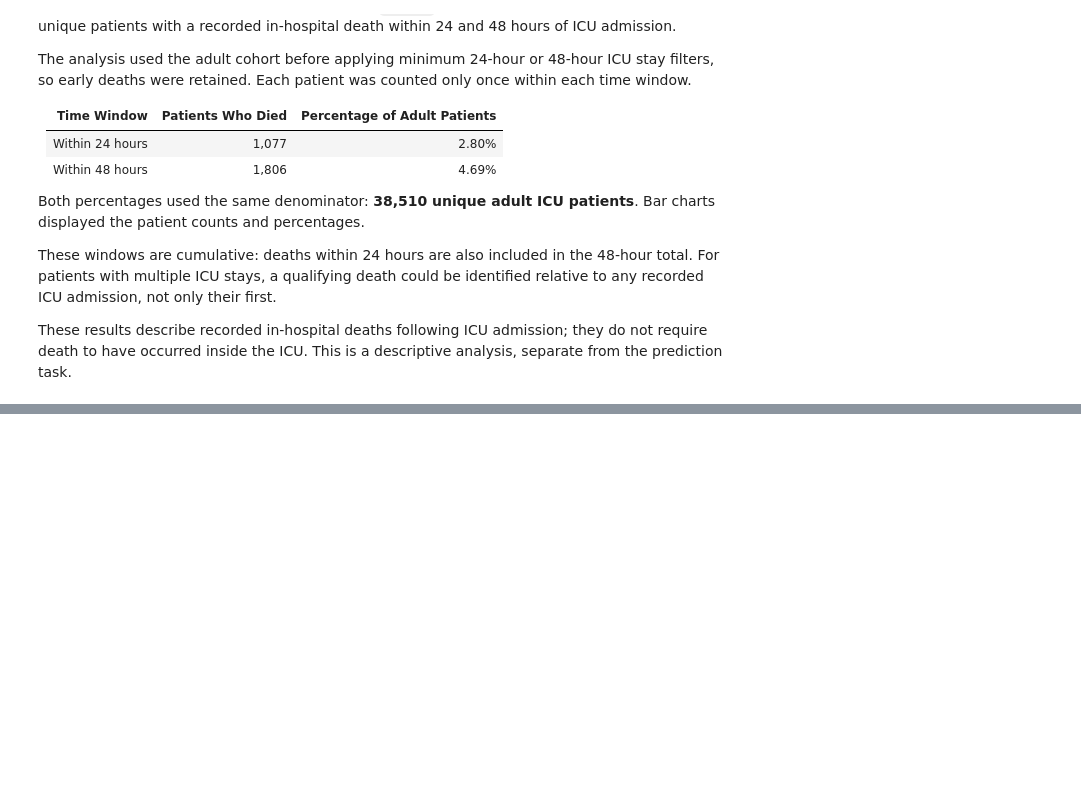
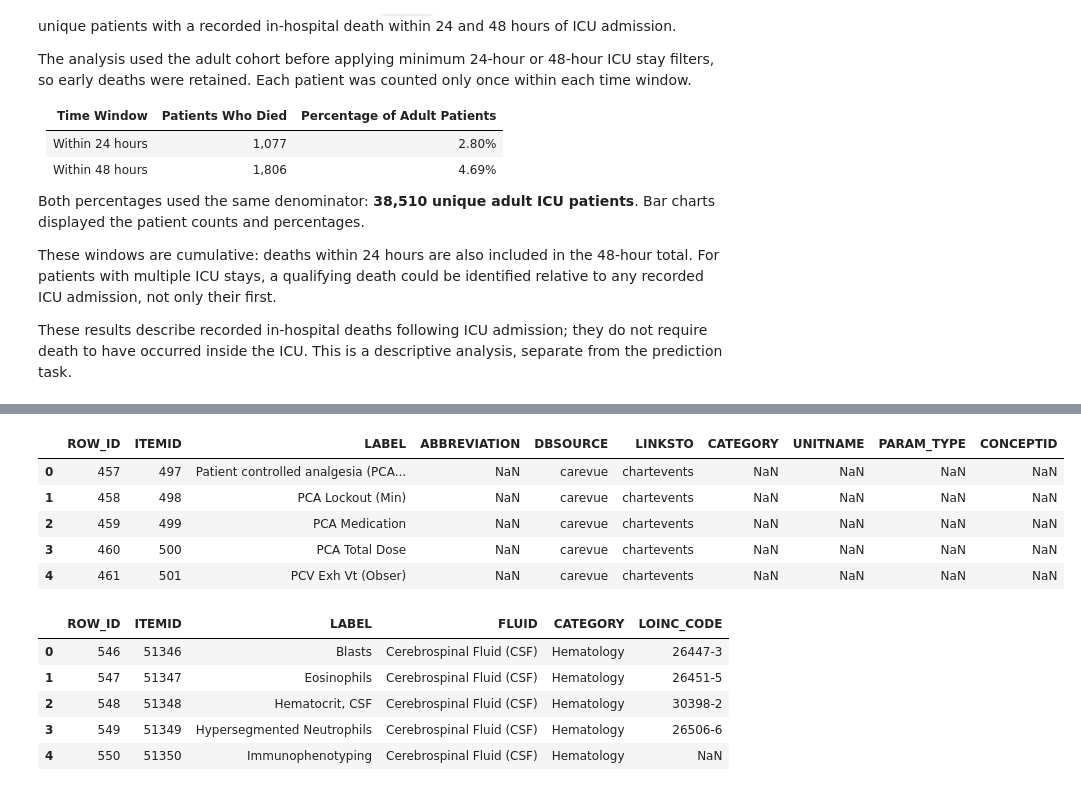
Before and after one commit to sengulozaydin/icu-risk-prediction, a Jupyter notebook: notebooks/01_data_overview.ipynb, the cells around one changed output, grey strips where cells are left out. Cells and saved outputs as stored; diff of their text form; code cells hidden in the pictures; blank space fills up the shorter version.

```diff
--- a/notebooks/01_data_overview.ipynb
+++ b/notebooks/01_data_overview.ipynb
@@ -648,3 +648,20 @@ Both percentages used the same denominator: **38,510 unique adult ICU patients**
 These windows are cumulative: deaths within 24 hours are also included in the 48-hour total. For patients with multiple ICU stays, a qualifying death could be identified relative to any recorded ICU admission, not only their first.
 
 These results describe recorded in-hospital deaths following ICU admission; they do not require death to have occurred inside the ICU. This is a descriptive analysis, separate from the prediction task.
+# %%
+from pathlib import Path
+import pandas as pd
+
+data_path = Path(
+    "/mnt/c/Users/vetts/Downloads/MimicIII/"
+    "mimic-iii-clinical-database-1.4"
+)
+
+for file_path in sorted(data_path.rglob("*.csv")):
+    if file_path.is_file():
+        columns = pd.read_csv(file_path, nrows=0).columns.tolist()
+        size_mb = file_path.stat().st_size / (1024 ** 2)
+
+        print(f"\nTable: {file_path.name}")
+        print(f"Size: {size_mb:,.1f} MB")
+        print(f"Columns: {', '.join(columns)}")
@@ -650,0 +686,24 @@ These results describe recorded in-hospital deaths following ICU admission; they
+# %%
+clinical_items_df = pd.read_csv(
+    data_path / "D_ITEMS.csv" / "D_ITEMS.csv"
+)
+
+lab_items_df = pd.read_csv(
+    data_path / "D_LABITEMS.csv" / "D_LABITEMS.csv"
+)
+
+display(clinical_items_df.head())
+display(lab_items_df.head())
+# %% [output]
+|  | ROW_ID | ITEMID | LABEL | ABBREVIATION | DBSOURCE | LINKSTO | CATEGORY | UNITNAME | PARAM_TYPE | CONCEPTID |
+| 0 | 457 | 497 | Patient controlled analgesia (PCA... | NaN | carevue | chartevents | NaN | NaN | NaN | NaN |
+| 1 | 458 | 498 | PCA Lockout (Min) | NaN | carevue | chartevents | NaN | NaN | NaN | NaN |
+| 2 | 459 | 499 | PCA Medication | NaN | carevue | chartevents | NaN | NaN | NaN | NaN |
+| 3 | 460 | 500 | PCA Total Dose | NaN | carevue | chartevents | NaN | NaN | NaN | NaN |
+| 4 | 461 | 501 | PCV Exh Vt (Obser) | NaN | carevue | chartevents | NaN | NaN | NaN | NaN |
+|  | ROW_ID | ITEMID | LABEL | FLUID | CATEGORY | LOINC_CODE |
+| 0 | 546 | 51346 | Blasts | Cerebrospinal Fluid (CSF) | Hematology | 26447-3 |
+| 1 | 547 | 51347 | Eosinophils | Cerebrospinal Fluid (CSF) | Hematology | 26451-5 |
+| 2 | 548 | 51348 | Hematocrit, CSF | Cerebrospinal Fluid (CSF) | Hematology | 30398-2 |
+| 3 | 549 | 51349 | Hypersegmented Neutrophils | Cerebrospinal Fluid (CSF) | Hematology | 26506-6 |
+| 4 | 550 | 51350 | Immunophenotyping | Cerebrospinal Fluid (CSF) | Hematology | NaN |
```
Also changed, not shown: parts of 4 cells of this notebook.
